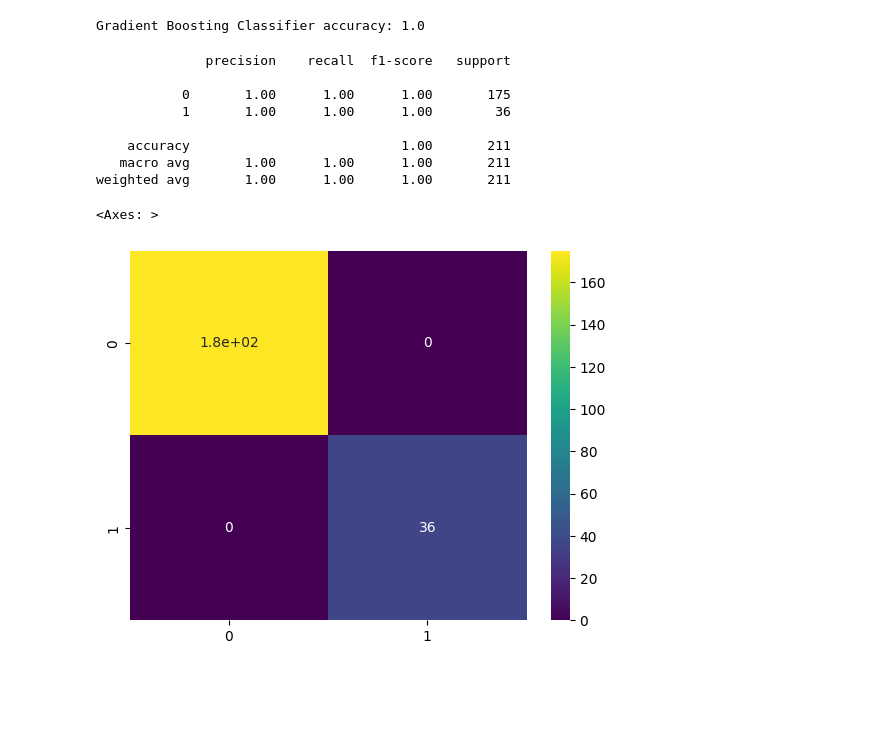
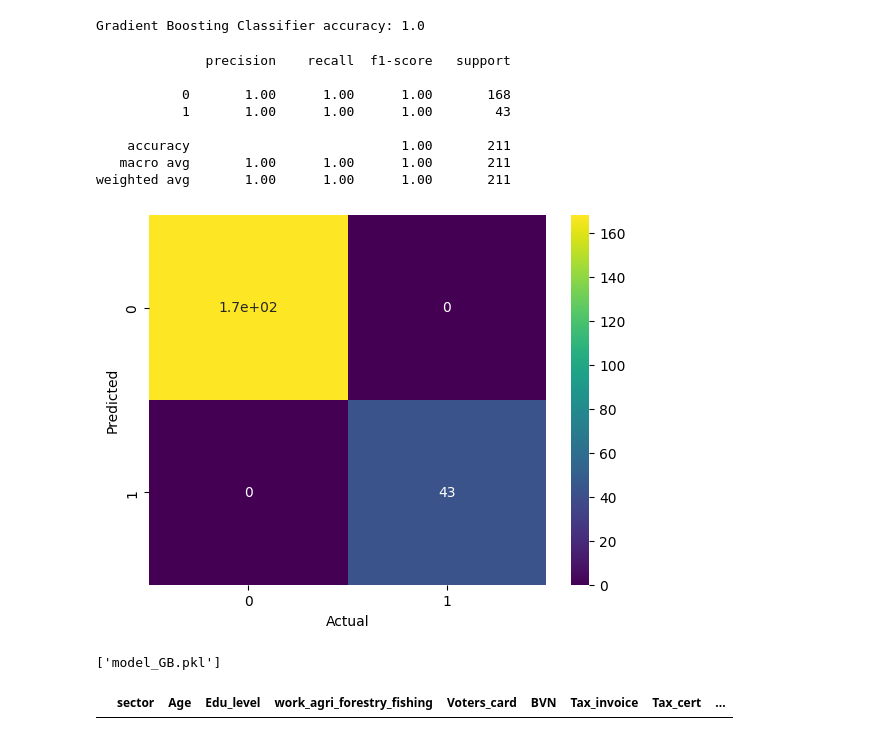
Before and after one commit to Alex-5551/Agric-Trust, a Jupyter notebook: Agriconnect.ipynb, the cells around one changed output. Drawn from its saved outputs; the diff is of its cells as text; code cells hidden in the pictures; blank space fills up the shorter version.

```diff
--- a/Agriconnect.ipynb
+++ b/Agriconnect.ipynb
@@ -88,11 +86,11 @@ def wrangle(filepath):
     99: "Not Borrowing"
       }
 
-    df['source_of_borrowing'] = df['credit_strand'].map(credit_map)
+    df['source_of_borrowing'] = df['credit_strand'].replace(credit_map)
 
     #mapping the insurance column
     insure_map = {99:"Not Insured", 1:"Insured"}
-    df["insurance_strand"] = df["insurance_strand"].map(insure_map)
+    df["insurance_strand"] = df["insurance_strand"].replace(insure_map)
 
     #mapping the saving_strand column
     save_map = {1: "Saving at bank",
@@ -100,8 +98,10 @@ def wrangle(filepath):
                 3: "Informal mechanisms",
                 4: "At home only",
                 99: "Not Saving"}
-    df["saving_strand"] = df["saving_strand"].map(save_map)
+    df["saving_strand"] = df["saving_strand"].replace(save_map)
 
+    # replace unwanted reponse such as 18: "Refused", 19: "Don't Know", 20: "No income"
+    df["Avg_income"] = df['Avg_income'].replace([18, 19,20], np.nan)
     imputer = SimpleImputer(missing_values = np.nan,strategy = "most_frequent")
     df["Avg_income"] = imputer.fit_transform(df[["Avg_income"]])
 
@@ -112,17 +112,7 @@ def wrangle(filepath):
         else:
            df[col] = df[col].astype("object")
 
-    # change the ranking of some feature, to prevent the model assigning it excess weight( scaling)
-    # 99 = not insured, 1 = insured
-
-    insure_dict = {99:0, 1:1}
-
-    df["insurance_strand"] = df["insurance_strand"].replace(insure_dict)
-
-
-    save_dict = {1:1, 2:2, 3:3, 4:4, 99:0}
-    df["saving_strand"] = df["saving_strand"].replace(save_dict)
-
+    df = df.drop(columns = "credit_strand")
     # reset index
     df  = df.reset_index(drop = True)
 
@@ -379,8 +380,12 @@ sns.heatmap(correlation, cmap = "coolwarm", annot = True);
 ## Clustering using Kmeans
 # %%
 # Encode categorical features
-cols = ["banked", "insurance_strand", "source_of_borrowing", "saving_strand"]
-
+import joblib
+cols = ["insurance_strand", "source_of_borrowing", "saving_strand"]
+cat_encoders = {}
 for col in cols:
   encoder = LabelEncoder()
   df[col] = encoder.fit_transform(df[col])
+  cat_encoders[col] = encoder
+
+joblib.dump(cat_encoders, 'label_encoders.pkl')
@@ -404,7 +443,7 @@ n_clusters= range(2, 20)
 inertia_errors = []
 silhouette_score = []
 for i in n_clusters:
-    model = KMeans(n_clusters=i, random_state=42,n_init = 10 )
+    model = KMeans(n_clusters=i, random_state=42,n_init = 10, init = 'k-means++' )
     model.fit(X)
 
     inertia_errors.append(model.inertia_)
@@ -564,11 +601,0 @@ Name: proportion, dtype: float64
-# %%
-from sklearn.dummy import DummyClassifier
-from sklearn.metrics import accuracy_score
-
-# Most frequent class baseline
-dummy = DummyClassifier(strategy='most_frequent')
-dummy.fit(X_train, y_train)
-y_dummy_pred = dummy.predict(X_test)
-
-# Evaluate
-print("Baseline Accuracy:", accuracy_score(y_test, y_dummy_pred))
@@ -655,8 +685,8 @@ print(classification_report(y_test, y_pred2))
 # %% [output]
               precision    recall  f1-score   support
 
-           0       1.00      1.00      1.00       175
-           1       1.00      1.00      1.00        36
+           0       1.00      1.00      1.00       168
+           1       1.00      1.00      1.00        43
 
     accuracy                           1.00       211
    macro avg       1.00      1.00      1.00       211
@@ -664,9 +694,12 @@ weighted avg       1.00      1.00      1.00       211
 # %%
 cm2 = confusion_matrix(y_test, y_pred2)
 sns.heatmap(cm2, annot = True, cmap = "viridis")
+plt.xlabel("Actual")
+plt.ylabel("Predicted");
 # %% [output]
-<Axes: >
-[figure, old version]
+[figure, new version]
 # %%
-# import joblib
-# joblib.dump(model2, "model_GB.pkl")
+import joblib
+joblib.dump(model2, "model_GB.pkl")
+# %% [output]
+['model_GB.pkl']
@@ -672,0 +713,7 @@ sns.heatmap(cm2, annot = True, cmap = "viridis")
+# %%
+mask = df_work["cluster"] == 1
+df_work = df_work[mask]
+
+df_work.tail()
+# %% [output]
+|  | sector | Age | Edu_level | work_agri_forestry_fishing | Voters_card | BVN | Tax_invoice | Tax_cert | ... |
```
Also changed, not shown: parts of 31 cells of this notebook.
